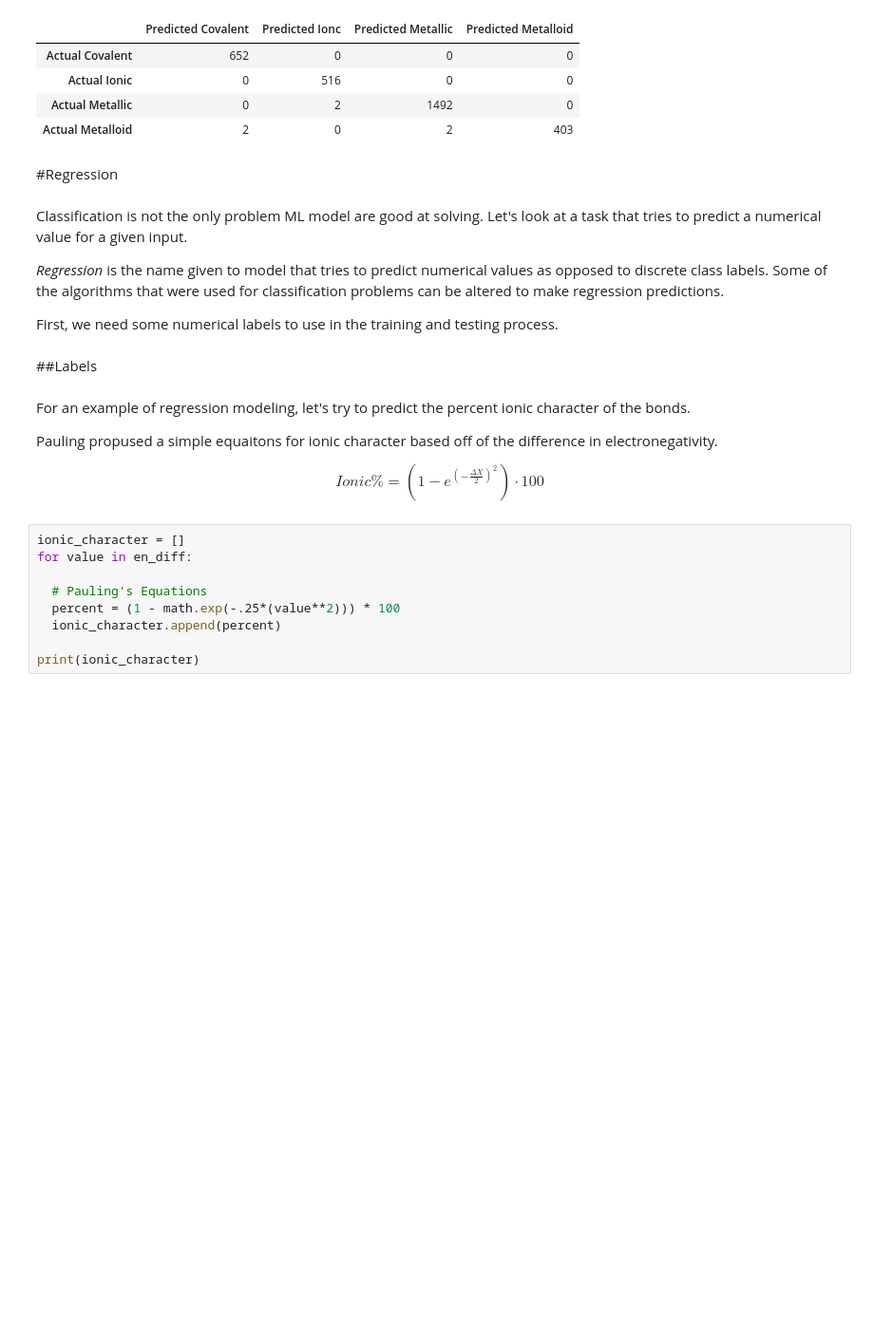
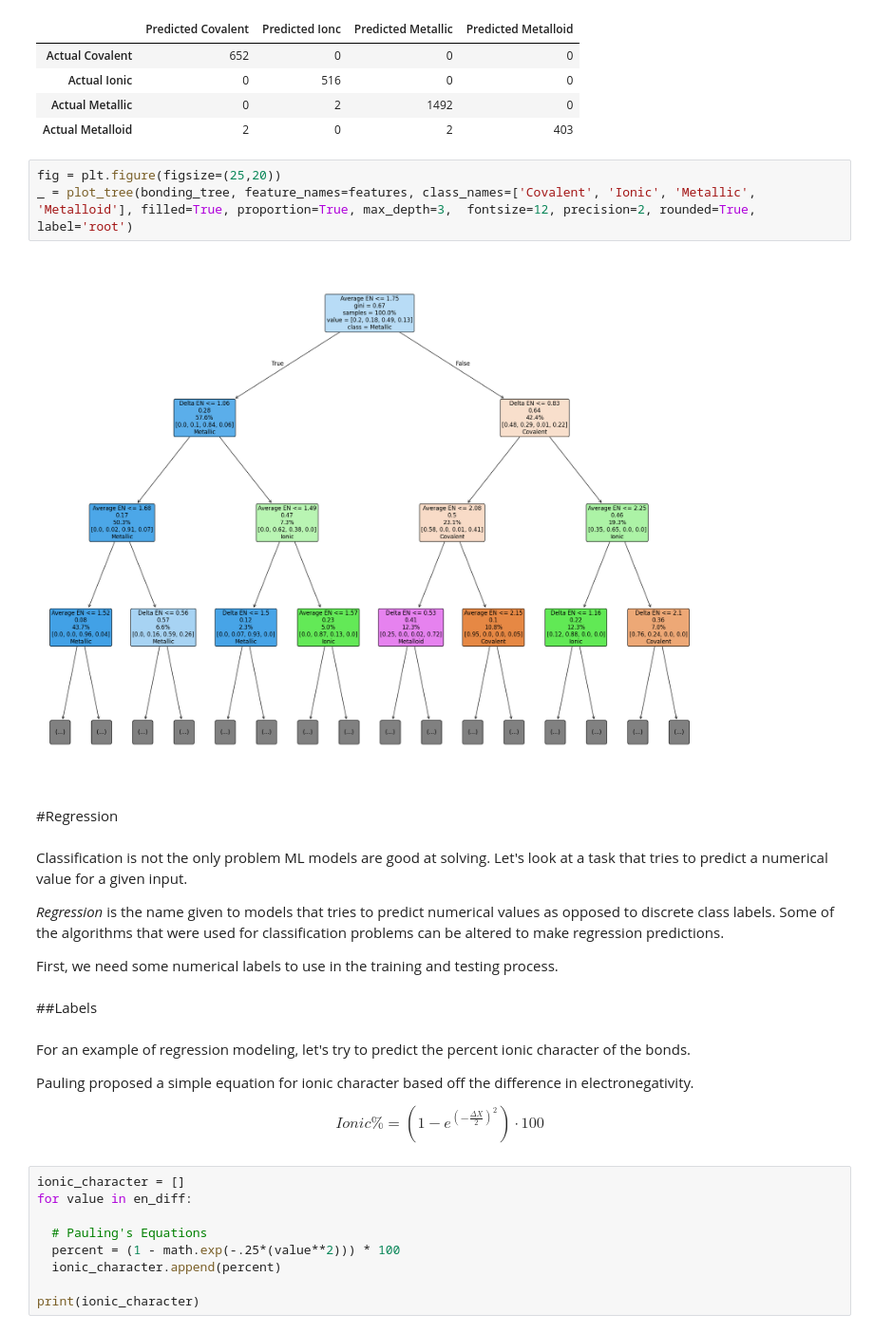
Before and after one commit to mcpikep/Student-ML-Exercise, a Jupyter notebook: Bond_Classification_Student_Exercise.ipynb, the cells around one changed output. Shown at 95% size. Cells and saved outputs as stored; diff of their text form; blank space fills up the shorter version.

```diff
--- a/Bond_Classification_Student_Exercise.ipynb
+++ b/Bond_Classification_Student_Exercise.ipynb
@@ -689,12 +716,17 @@ weighted avg       1.00      1.00      1.00      3069
 | Actual Ionic | 0 | 516 | 0 | 0 |
 | Actual Metallic | 0 | 2 | 1492 | 0 |
 | Actual Metalloid | 2 | 0 | 2 | 403 |
+# %%
+fig = plt.figure(figsize=(25,20))
+_ = plot_tree(bonding_tree, feature_names=features, class_names=['Covalent', 'Ionic', 'Metallic', 'Metalloid'], filled=True, proportion=True, max_depth=3,  fontsize=12, precision=2, rounded=True, label='root')
+# %% [output]
+[figure, added]
 # %% [markdown]
 #Regression
 # %% [markdown]
-Classification is not the only problem ML model are good at solving. Let's look at a task that tries to predict a numerical value for a given input.
+Classification is not the only problem ML models are good at solving. Let's look at a task that tries to predict a numerical value for a given input.
 
-*Regression* is the name given to model that tries to predict numerical values as opposed to discrete class labels. Some of the algorithms that were used for classification problems can be altered to make regression predictions.
+*Regression* is the name given to models that tries to predict numerical values as opposed to discrete class labels. Some of the algorithms that were used for classification problems can be altered to make regression predictions.
 
 First, we need some numerical labels to use in the training and testing process.
 # %% [markdown]
@@ -702,7 +734,7 @@ First, we need some numerical labels to use in the training and testing process.
 # %% [markdown]
 For an example of regression modeling, let's try to predict the percent ionic character of the bonds.
 
-Pauling propused a simple equaitons for ionic character based off of the difference in electronegativity.
+Pauling proposed a simple equation for ionic character based off the difference in electronegativity.
 
 $$ Ionic \% = (1- e^{(-\frac{ΔΧ}{2})^2}) · 100 $$
 # %%
```
Also changed, not shown: parts of 48 cells of this notebook.
